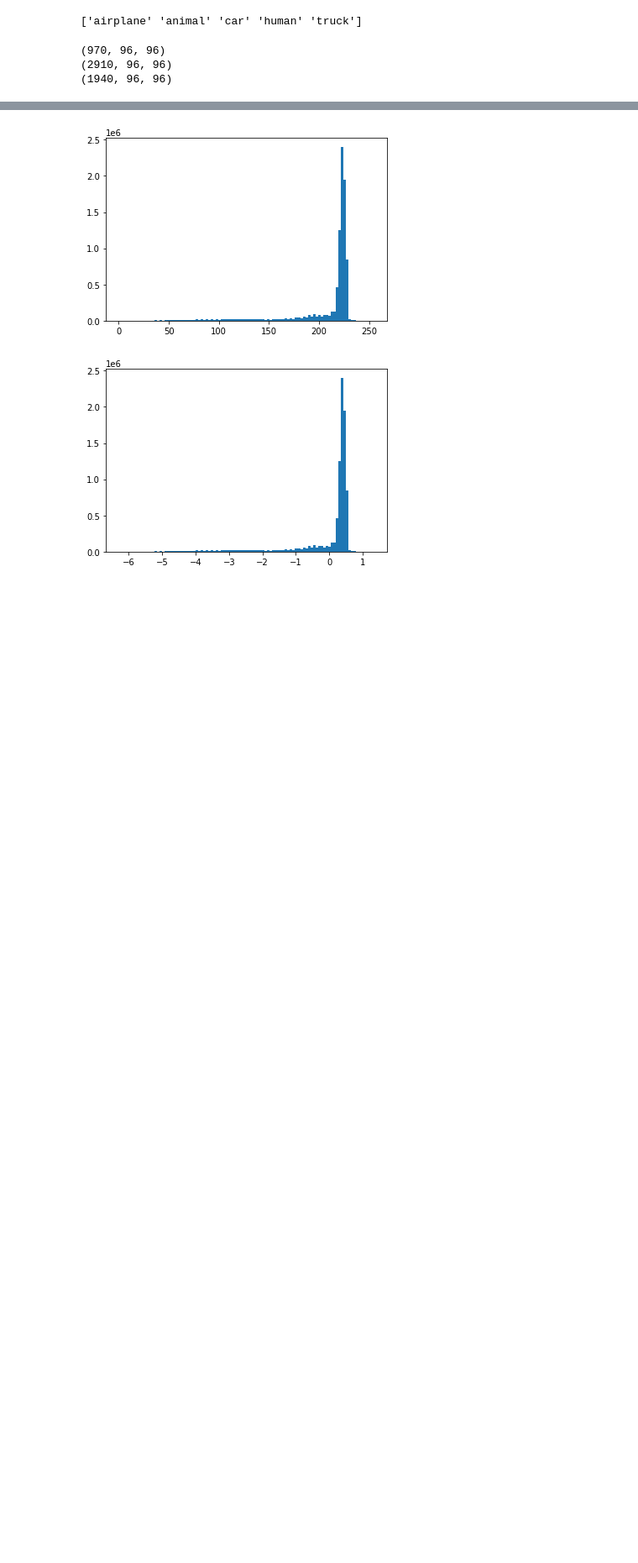
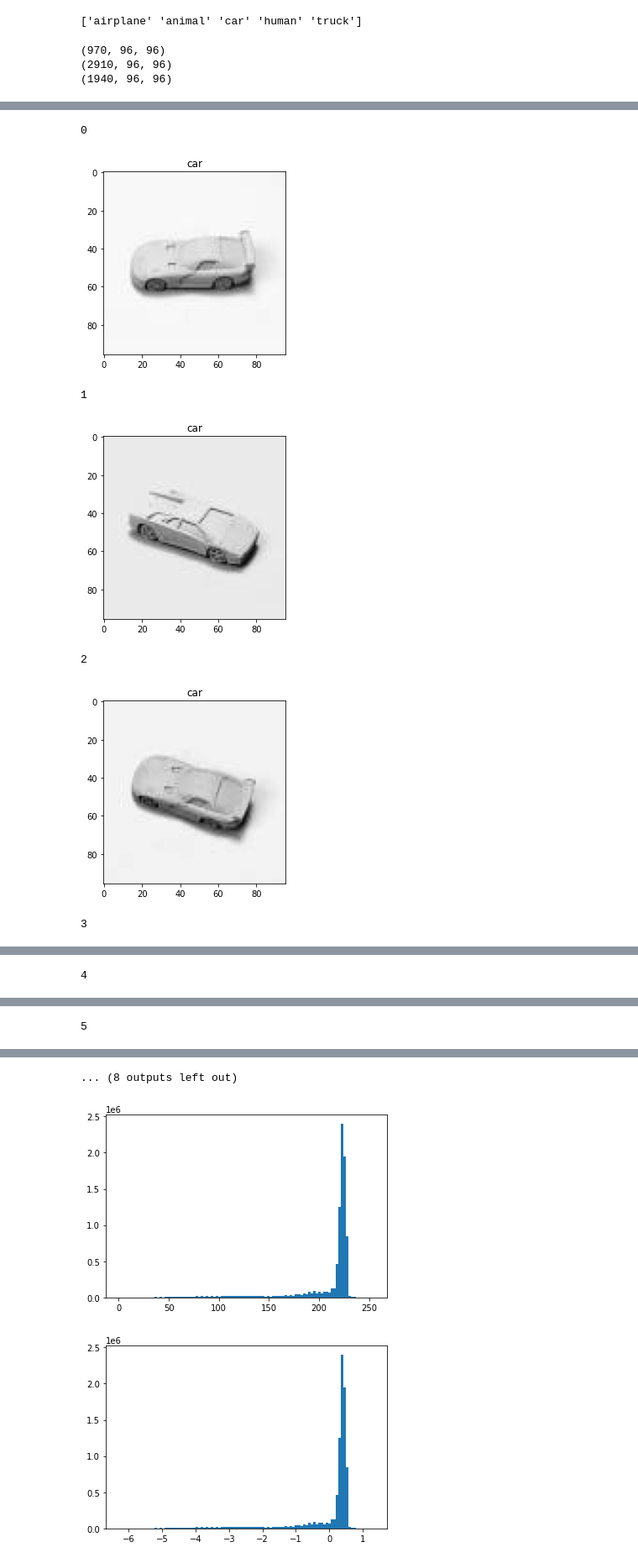
Before and after one commit to abhiyantaabhishek/test, a Jupyter notebook: test.ipynb, the cells around one changed output, grey strips where cells are left out. Shown at 84% size. Drawn from its saved outputs; the diff is of its cells as text; code cells hidden in the pictures; blank space fills up the shorter version.

```diff
--- a/test.ipynb
+++ b/test.ipynb
@@ -98,0 +129,14 @@ assert len(val_images) == len(val_labels)
+# %%
+for ind, img in enumerate(train_images[0:10]):
+  print(ind)
+  plt.imshow(img,cmap=plt.cm.gray)
+  plt.title(lb.classes_[train_label_onehot[ind].argmax()])
+  plt.show()
+# %% [output]
+0
+[figure, added]
+1
+[figure, added]
+2
+[figure, added]
+3
@@ -98,0 +144 @@ assert len(val_images) == len(val_labels)
+4
@@ -98,0 +146 @@ assert len(val_images) == len(val_labels)
+5
@@ -99,3 +148,4 @@ assert len(val_images) == len(val_labels)
+... (8 outputs left out)
 # %%
 hist = plt.hist(train_images.flatten(),bins=100)
 # %% [output]
```
Also changed, not shown: parts of 9 cells of this notebook.
